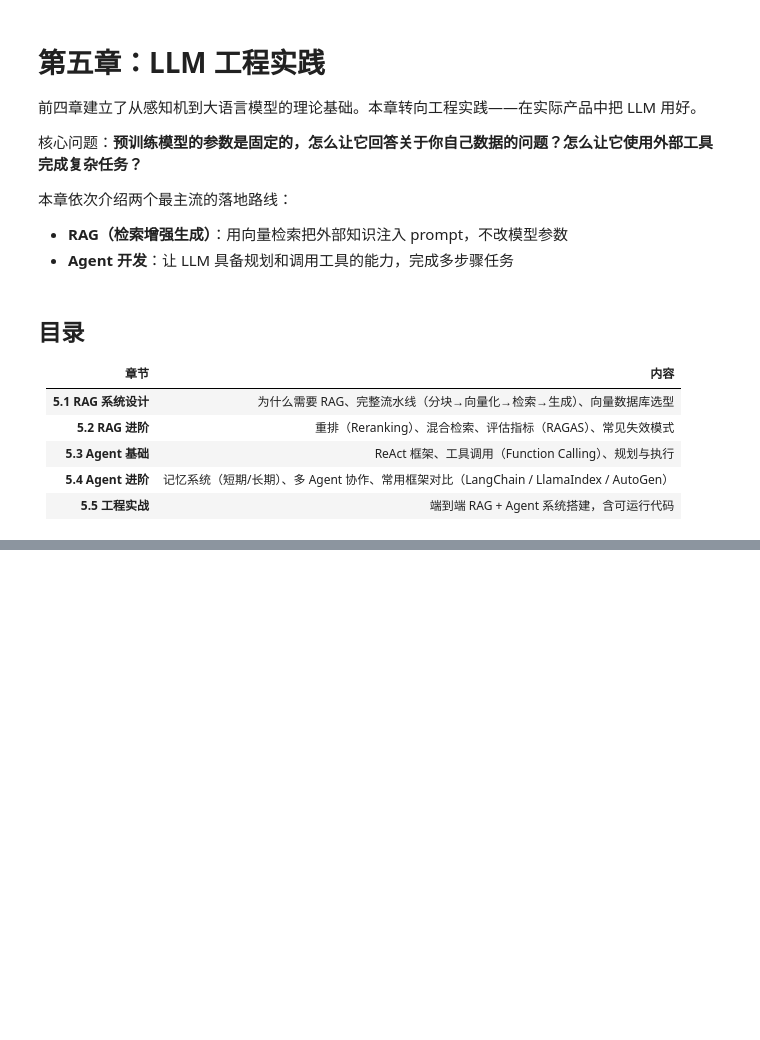
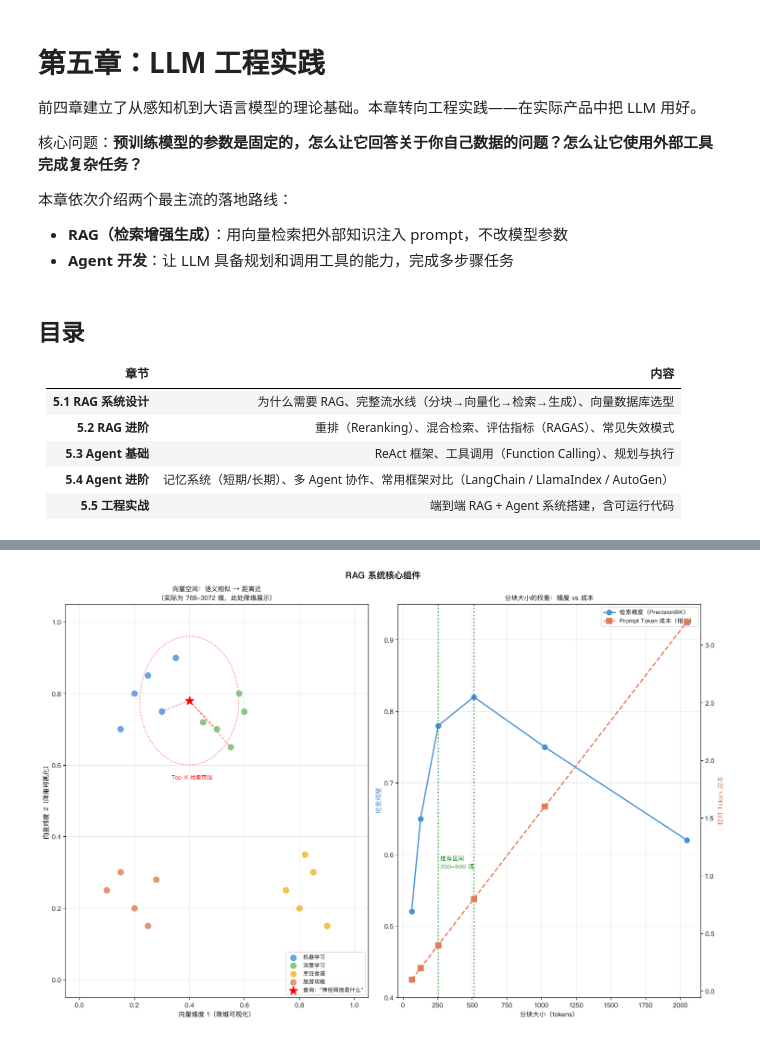
Before and after one commit to taosha121/ml_dl_notes, a Jupyter notebook: ch5_llm_engineering.ipynb, the cells around one changed output, grey strips where cells are left out. Saved outputs shown, nothing was run; the diff lists cells and outputs as text; code cells hidden in the pictures; blank space fills up the shorter version.

```diff
--- a/ch5_llm_engineering.ipynb
+++ b/ch5_llm_engineering.ipynb
@@ -32,0 +204,82 @@ matplotlib.rcParams['axes.unicode_minus'] = False
+# %%
+import numpy as np
+import matplotlib.pyplot as plt
+import matplotlib.patches as mpatches
+from matplotlib.patches import FancyBboxPatch, FancyArrowPatch
+
+np.random.seed(42)
+fig = plt.figure(figsize=(15, 10))
+fig.suptitle('RAG 系统核心组件', fontsize=14, fontweight='bold')
+
+# ── 左图：向量空间中的语义相似度 ──────────────────────────────────────────
+ax1 = fig.add_subplot(1, 2, 1)
+
+# 模拟 2D 向量空间（实际是 768/1024 维，这里降维展示）
+topics = {
+    '机器学习': (np.array([[0.2, 0.8], [0.3, 0.75], [0.25, 0.85],
+                            [0.15, 0.7], [0.35, 0.9]]),  '#4a90d9'),
+    '深度学习': (np.array([[0.5, 0.7], [0.6, 0.75], [0.55, 0.65],
+                            [0.45, 0.72], [0.58, 0.8]]),  '#6abf69'),
+    '烹饪食谱': (np.array([[0.8, 0.2], [0.85, 0.3], [0.75, 0.25],
+                            [0.9, 0.15], [0.82, 0.35]]),  '#f0b429'),
+    '旅游攻略': (np.array([[0.2, 0.2], [0.15, 0.3], [0.25, 0.15],
+                            [0.1, 0.25], [0.28, 0.28]]),  '#e07b54'),
+}
+
+for topic, (points, color) in topics.items():
+    ax1.scatter(points[:, 0], points[:, 1], c=color, s=80, alpha=0.8, label=topic, zorder=3)
+
+# 查询向量
+query = np.array([0.4, 0.78])
+ax1.scatter(*query, c='red', s=200, marker='*', zorder=5, label='查询："神经网络是什么"')
+
+# 画出到最近邻的距离
+nn_points = np.array([[0.5, 0.7], [0.3, 0.75], [0.55, 0.65]])
+for p in nn_points:
+    ax1.plot([query[0], p[0]], [query[1], p[1]], 'r--', alpha=0.5, linewidth=1.2)
+
+# Top-3 高亮圆
+circle = plt.Circle(query, 0.18, fill=False, color='red', linestyle=':', linewidth=1.5, alpha=0.6)
+ax1.add_patch(circle)
+ax1.text(query[0] + 0.01, query[1] - 0.22, 'Top-K 检索范围', ha='center', fontsize=8.5, color='red')
+
+ax1.set_xlim(-0.05, 1.05); ax1.set_ylim(-0.05, 1.05)
+ax1.set_xlabel('向量维度 1（降维可视化）', fontsize=10)
+ax1.set_ylabel('向量维度 2（降维可视化）', fontsize=10)
+ax1.set_title('向量空间：语义相似 → 距离近\n（实际为 768-3072 维，此处降维展示）', fontsize=10)
+ax1.legend(fontsize=8.5, loc='lower right')
+ax1.grid(True, alpha=0.3)
+
+# ── 右图：分块大小对检索效果的影响（示意） ────────────────────────────────
+ax2 = fig.add_subplot(1, 2, 2)
+
+chunk_sizes = [64, 128, 256, 512, 1024, 2048]
+# 模拟：检索精度先升后降，成本随 chunk 大小单调上升
+retrieval_precision = [0.52, 0.65, 0.78, 0.82, 0.75, 0.62]
+prompt_token_cost   = [0.1,  0.2,  0.4,  0.8,  1.6,  3.2]   # 相对成本
+
+ax2_right = ax2.twinx()
+
+l1, = ax2.plot(chunk_sizes, retrieval_precision, 'o-', color='#4a90d9',
+               linewidth=2, markersize=8, label='检索精度（Precision@K）')
+l2, = ax2_right.plot(chunk_sizes, prompt_token_cost, 's--', color='#e07b54',
+                     linewidth=2, markersize=8, label='Prompt Token 成本（相对）')
+
+ax2.axvline(256, color='green', linestyle=':', linewidth=2, alpha=0.7)
+ax2.text(270, 0.58, '推荐区间\n200-500 词', fontsize=9, color='green')
+ax2.axvline(512, color='green', linestyle=':', linewidth=2, alpha=0.7)
+
+ax2.set_xlabel('分块大小（tokens）', fontsize=10)
+ax2.set_ylabel('检索精度', fontsize=10, color='#4a90d9')
+ax2_right.set_ylabel('相对 Token 成本', fontsize=10, color='#e07b54')
+ax2.set_title('分块大小的权衡：精度 vs 成本', fontsize=10)
+ax2.set_ylim(0.4, 0.95)
+
+lines = [l1, l2]
+labels = [l.get_label() for l in lines]
+ax2.legend(lines, labels, fontsize=9, loc='upper right')
+ax2.grid(True, alpha=0.3)
+
+plt.tight_layout()
+plt.show()
+# %% [output]
@@ -33,3 +289,4 @@ matplotlib.rcParams['axes.unicode_minus'] = False
+[figure, added]
 # %% [markdown]
 ## 5.2 RAG 进阶
 
```
Also changed, not shown: parts of 13 cells of this notebook, 2 other files.
